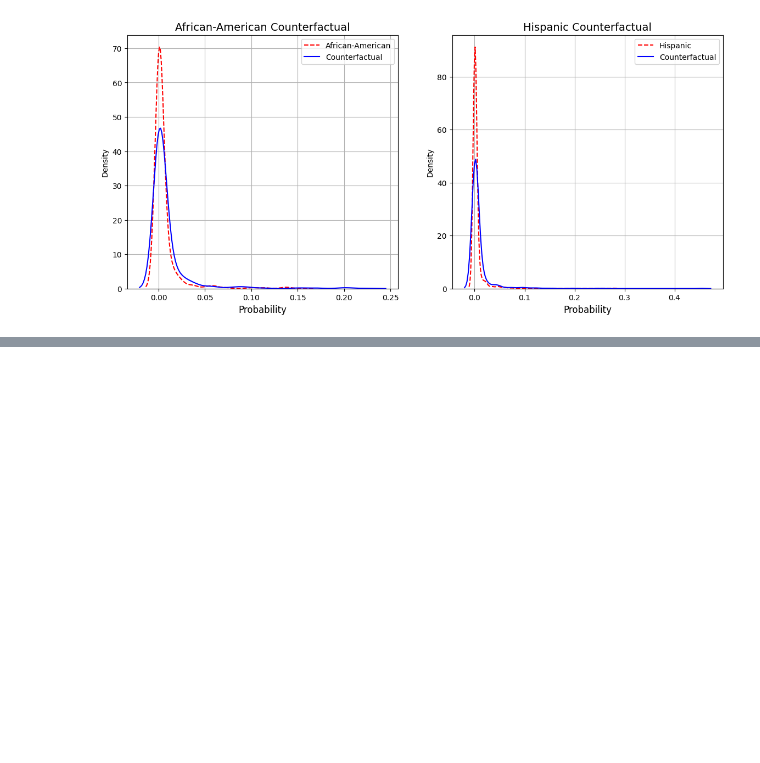
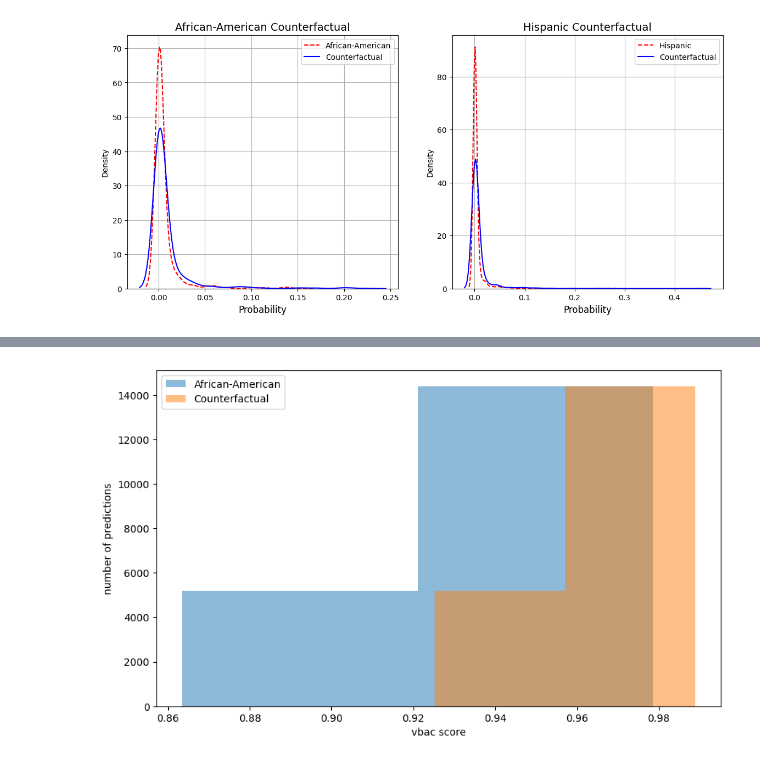
Before and after one commit to chess10kp/compass, a Jupyter notebook: vbac.ipynb, the cells around one changed output, grey strips where cells are left out. Cells and saved outputs as stored; diff of their text form; code cells hidden in the pictures; blank space fills up the shorter version.

Commit message:
feat: use mfmu model

```diff
--- a/vbac.ipynb
+++ b/vbac.ipynb
@@ -201,0 +260,5 @@ X_scaled.describe()
+# %%
+X_records_AA = X_scaled[X_scaled['MOTHERS_RACE_AA'] == 1].copy()
+X_records_Hispanic = X_scaled[X_scaled['MOTHERS_RACE_Hispanic'] == 1].copy()
+X_records_AA.describe()
+X_records_Hispanic.describe()
@@ -201,0 +300,5 @@ X_scaled.describe()
+# %%
+X_records_AA['prediction'] = model(X_records_AA)
+X_records_Hispanic['prediction'] = model(X_records_Hispanic)
+X_records_AA.describe()
+X_records_Hispanic.describe()
@@ -201,0 +316,11 @@ X_scaled.describe()
+# %%
+Counterfactual_AA = X_records_AA.copy()
+Counterfactual_AA['MOTHERS_RACE_AA'] = 0
+Counterfactual_AA['prediction'] = model(Counterfactual_AA)
+
+Counterfactual_Hispanic = X_records_Hispanic.copy()
+Counterfactual_Hispanic['MOTHERS_RACE_Hispanic'] = 0
+Counterfactual_Hispanic['prediction'] = model(Counterfactual_Hispanic)
+
+X_records_AA.describe()
+X_records_Hispanic.describe()
@@ -201,0 +359,21 @@ X_scaled.describe()
+# %%
+# plot
+
+import matplotlib.pyplot as plt
+import seaborn as sns
+
+S_AA, S_hat_AA = X_records_AA['prediction'], Counterfactual_AA['prediction']
+S_Hispanic, S_hat_Hispanic = X_records_Hispanic['prediction'], Counterfactual_Hispanic['prediction']
+
+plt.figure(figsize=(10, 6))
+
+plt.hist(S_AA, bins=2, alpha=0.5, label='African-American')
+plt.hist(S_hat_AA, bins=2, alpha=0.5, label='Counterfactual')
+
+plt.xlabel('vbac score')
+plt.ylabel('number of predictions')
+plt.xticks()
+plt.legend()
+plt.show()
+# %% [output]
+[figure, added]
```
Also changed, not shown: parts of 18 cells of this notebook, 3 other files.
